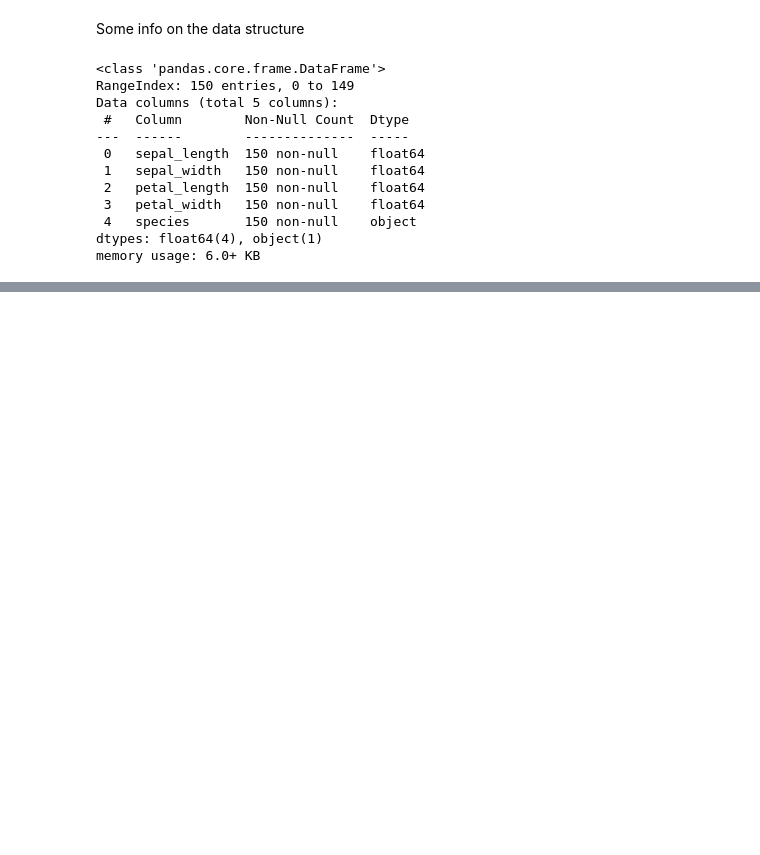
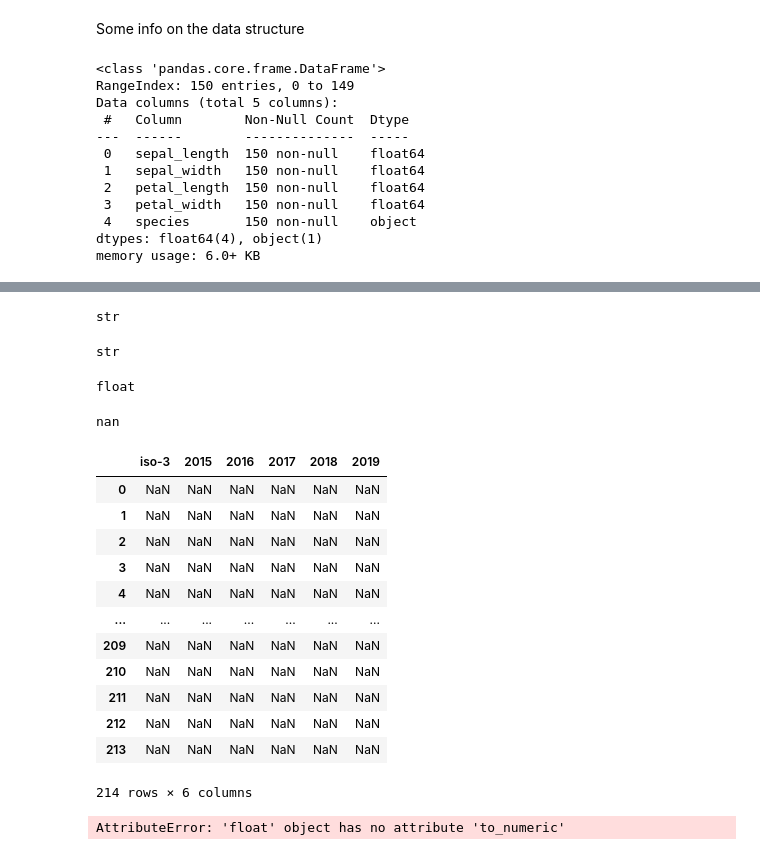
Before and after one commit to totatorbj/su-mt4007, a Jupyter notebook: HW3/HW3_investigation.ipynb, the cells around one changed output, grey strips where cells are left out. Saved outputs shown, nothing was run; the diff lists cells and outputs as text; code cells hidden in the pictures; blank space fills up the shorter version.

```diff
--- a/HW3/HW3_investigation.ipynb
+++ b/HW3/HW3_investigation.ipynb
@@ -165,0 +281,2 @@ sns.pairplot(data=IRIS_data_df, hue="species");
+# %%
+cell_phones_total_data_df = pd.read_csv('cell_phones_total.csv')
@@ -165,0 +307,2 @@ sns.pairplot(data=IRIS_data_df, hue="species");
+# %%
+relevant_columns = ['iso-3','2015','2016','2017','2018','2019']
@@ -165,0 +311,2 @@ sns.pairplot(data=IRIS_data_df, hue="species");
+# %%
+cell_phones_relevant_columns_data_df = cell_phones_total_data_df[relevant_columns]
@@ -165,0 +326,38 @@ sns.pairplot(data=IRIS_data_df, hue="species");
+# %%
+type(cell_phones_relevant_columns_data_df.iloc[0,0])
+# %% [output]
+str
+# %%
+type(cell_phones_relevant_columns_data_df.iloc[0,1])
+# %% [output]
+str
+# %%
+type(cell_phones_relevant_columns_data_df.iloc[0,2])
+# %% [output]
+float
+# %%
+cell_phones_relevant_data_df = cell_phones_relevant_columns_data_df.where(cell_phones_relevant_columns_data_df.iloc[:,0]=="BRA")
+# %%
+cell_phones_relevant_data_df.iloc[0,1]
+# %% [output]
+nan
+# %%
+cell_phones_relevant_data_df
+# %% [output]
+|  | iso-3 | 2015 | 2016 | 2017 | 2018 | 2019 |
+| 0 | NaN | NaN | NaN | NaN | NaN | NaN |
+| 1 | NaN | NaN | NaN | NaN | NaN | NaN |
+| 2 | NaN | NaN | NaN | NaN | NaN | NaN |
+| 3 | NaN | NaN | NaN | NaN | NaN | NaN |
+| 4 | NaN | NaN | NaN | NaN | NaN | NaN |
+| ... | ... | ... | ... | ... | ... | ... |
+| 209 | NaN | NaN | NaN | NaN | NaN | NaN |
+| 210 | NaN | NaN | NaN | NaN | NaN | NaN |
+| 211 | NaN | NaN | NaN | NaN | NaN | NaN |
+| 212 | NaN | NaN | NaN | NaN | NaN | NaN |
+| 213 | NaN | NaN | NaN | NaN | NaN | NaN |
+214 rows × 6 columns
+# %%
+cell_phones_relevant_data_df.iloc[1,1].to_numeric()
+# %% [output]
+AttributeError: 'float' object has no attribute 'to_numeric'
```
Also changed, not shown: parts of 65 cells of this notebook.
